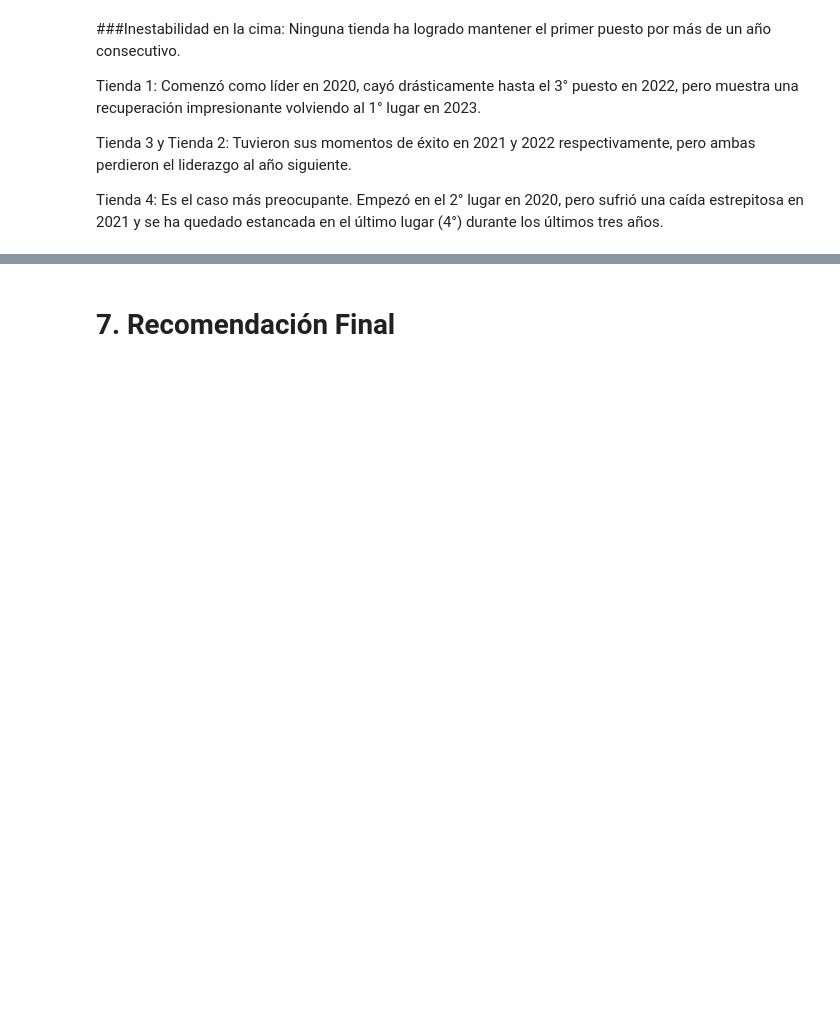
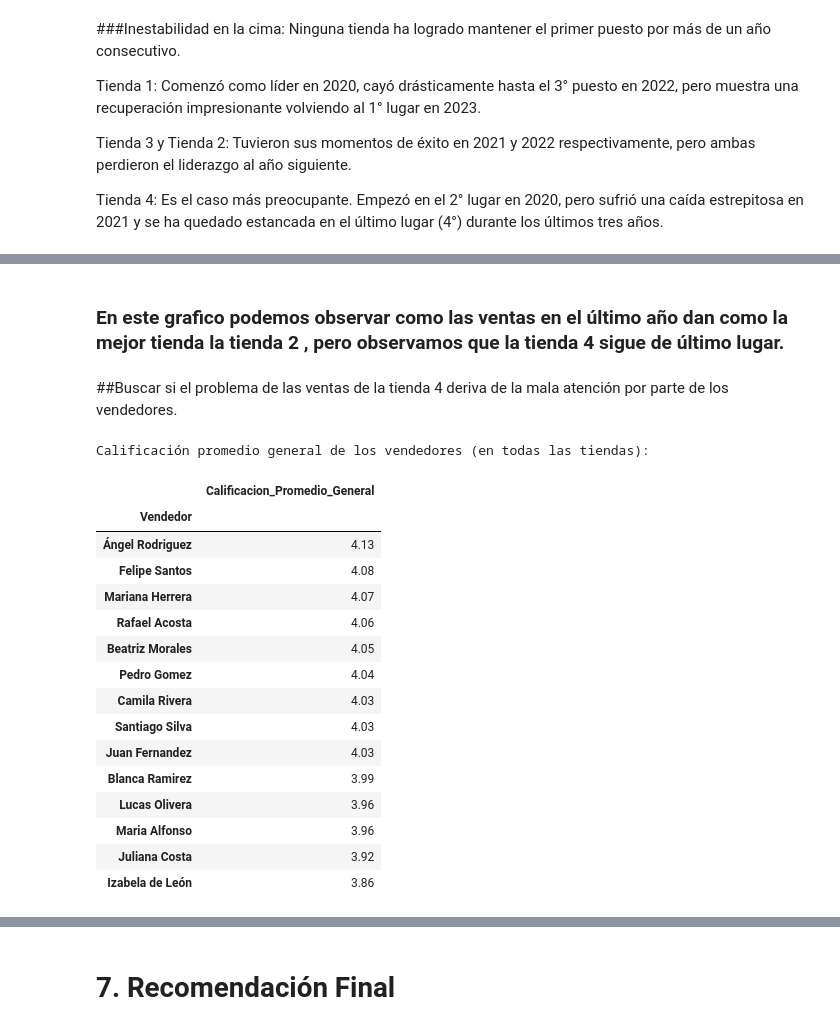
Before and after one commit to Harold-dev-code/Primer_Challenge_DataScience_Alura_Store, a Jupyter notebook: Primer_Challenge_DataScience_AluraStore.ipynb, the cells around one changed output, grey strips where cells are left out. Saved outputs shown, nothing was run; the diff lists cells and outputs as text; code cells hidden in the pictures; blank space fills up the shorter version.

```diff
--- a/Primer_Challenge_DataScience_AluraStore.ipynb
+++ b/Primer_Challenge_DataScience_AluraStore.ipynb
@@ -877,0 +841,40 @@ El vendedor que menos vendió en la Tienda 4 fue: Rafael Acosta con 144 ventas.
+# %% [markdown]
+### En este grafico podemos observar como las ventas en el último año dan como la mejor tienda la tienda 2 , pero observamos que la tienda 4 sigue de último lugar.
+# %% [markdown]
+##Buscar si el problema de las ventas de la tienda 4 deriva de la mala atención por parte de los vendedores.
+# %%
+# Agrupa el DataFrame completo por 'Vendedor' y 'Tienda', calcula la calificación promedio y reinicia el índice.
+#calcula la calificación promedio que cada vendedor obtuvo en cada tienda específica donde realizó ventas.
+df_vendedor_calificacion = df_tiendas_completo.groupby(['Vendedor', 'Tienda'])['Calificación'].mean().reset_index()
+#print(df_vendedor_calificacion)
+# Renombra la columna 'Calificación' a 'Calificacion_Promedio_Ventas' para mayor claridad.
+df_vendedor_calificacion = df_vendedor_calificacion.rename(columns={'Calificación': 'Calificacion_Promedio_Ventas'})
+
+# Agrupa el DataFrame 'df_vendedor_calificacion' por 'Vendedor', calcula el promedio de sus 'Calificacion_Promedio_Ventas' y reinicia el índice.
+#toma los resultados de la primera agrupación (es decir, las calificaciones promedio que un vendedor obtuvo en cada tienda) y luego calcula un promedio de esos promedios.
+calificacion_promedio_general_vendedor = df_vendedor_calificacion.groupby('Vendedor')['Calificacion_Promedio_Ventas'].mean().reset_index()
+# Renombra la columna 'Calificacion_Promedio_Ventas' a 'Calificacion_Promedio_General'.
+calificacion_promedio_general_vendedor = calificacion_promedio_general_vendedor.rename(columns={'Calificacion_Promedio_Ventas': 'Calificacion_Promedio_General'})
+#print(calificacion_promedio_general_vendedor)
+print("Calificación promedio general de los vendedores (en todas las tiendas):")
+# Muestra el DataFrame 'calificacion_promedio_general_vendedor', ordenado por la calificación general de forma descendente.
+# Además, utiliza '.style.format()' para formatear la columna 'Calificacion_Promedio_General' con dos decimales.
+display(calificacion_promedio_general_vendedor.sort_values(by='Calificacion_Promedio_General', ascending=False).set_index('Vendedor').style.format({'Calificacion_Promedio_General': '{:.2f}'}))
+# %% [output]
+Calificación promedio general de los vendedores (en todas las tiendas):
+|  | Calificacion_Promedio_General |
+| Vendedor |  |
+| Ángel Rodriguez | 4.13 |
+| Felipe Santos | 4.08 |
+| Mariana Herrera | 4.07 |
+| Rafael Acosta | 4.06 |
+| Beatriz Morales | 4.05 |
+| Pedro Gomez | 4.04 |
+| Camila Rivera | 4.03 |
+| Santiago Silva | 4.03 |
+| Juan Fernandez | 4.03 |
+| Blanca Ramirez | 3.99 |
+| Lucas Olivera | 3.96 |
+| Maria Alfonso | 3.96 |
+| Juliana Costa | 3.92 |
+| Izabela de León | 3.86 |
```
Also changed, not shown: parts of 46 cells of this notebook.
